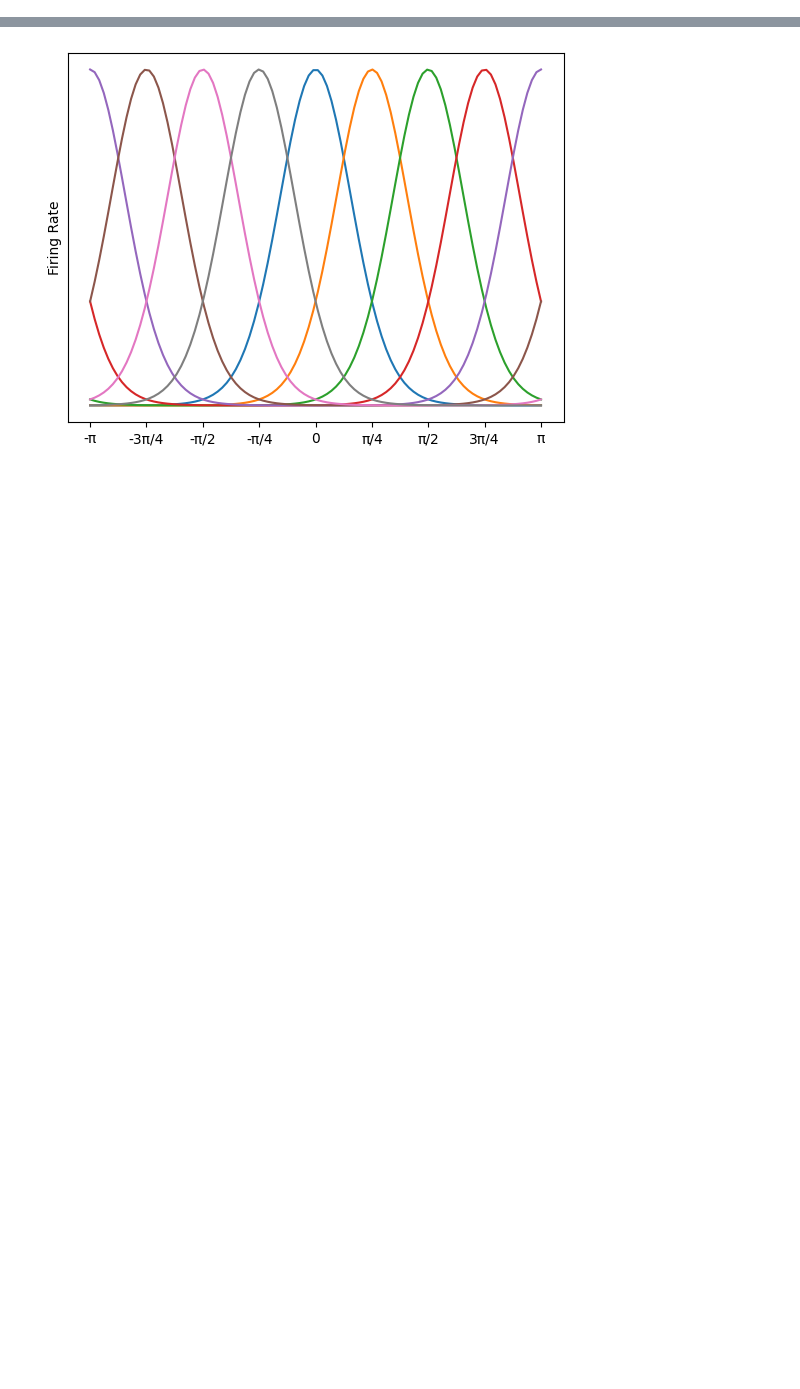
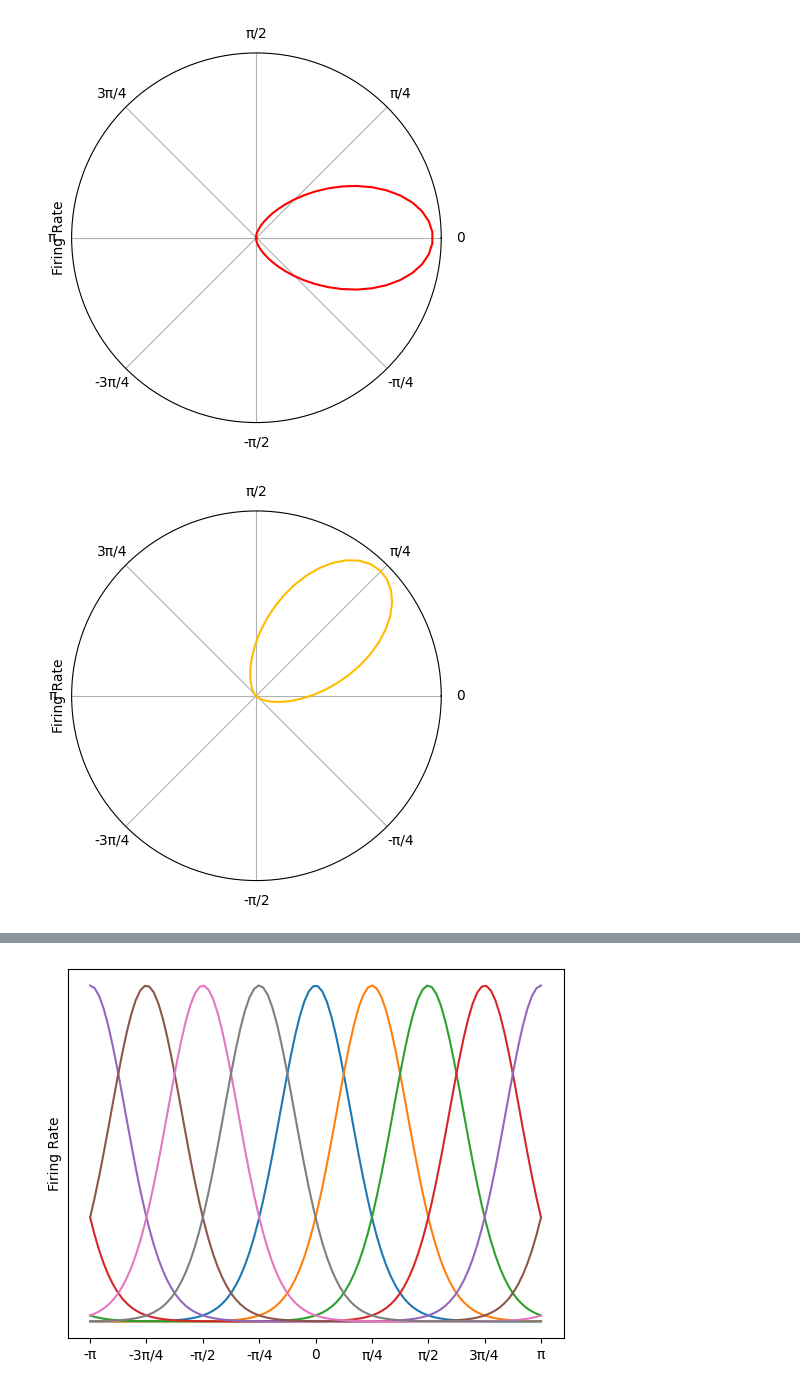
Before and after one commit to yfisher-lab/plitt_turnerevans_oa_instructs_hd_plasticity, a Jupyter notebook: figures/scratch/circular_gaussian_examples.ipynb, the cells around one changed output, grey strips where cells are left out. Drawn from its saved outputs; the diff is of its cells as text; code cells hidden in the pictures; blank space fills up the shorter version.

```diff
--- a/figures/scratch/circular_gaussian_examples.ipynb
+++ b/figures/scratch/circular_gaussian_examples.ipynb
@@ -5,3 +5,21 @@ from matplotlib import pyplot as plt
 def von_mises_pdf(x, mu, kappa):
     """Calculate the von Mises probability density function."""
     return np.exp(kappa * np.cos(x - mu)) / (2 * np.pi * np.i0(kappa))
+mus = np.arange(0, 2 * np.pi, np.pi / 4)  # Mean directions
+kappa = 4.0  # Concentration parameter
+# %%
+for i, mu in enumerate(mus):
+    fig = plt.figure()
+    ax = fig.add_subplot(111, polar=True)
+
+
+    x = np.linspace(-np.pi, np.pi, 100)
+    y = von_mises_pdf(x, mu, kappa)
+    ax.plot(x, y, color=plt.cm.hsv(mu / (2 * np.pi)))  # Color based on mean direction
+    ax.set_yticks([])  # Remove radial ticks
+    ax.set_xticks(np.array([0, np.pi/4, np.pi/2, 3*np.pi/4, np.pi, 5*np.pi/4, 3*np.pi/2, 7*np.pi/4, ]))  # Set angular ticks
+    ax.set_xticklabels([0, 'π/4', 'π/2', '3π/4', 'π', '-3π/4','-π/2', '-π/4',  ])  # Set angular tick labels
+    ax.set_ylabel('Firing Rate')
+# %% [output]
+[figure, added]
+[figure, added]
```
Also changed, not shown: parts of 2 cells of this notebook, 16 other files.
